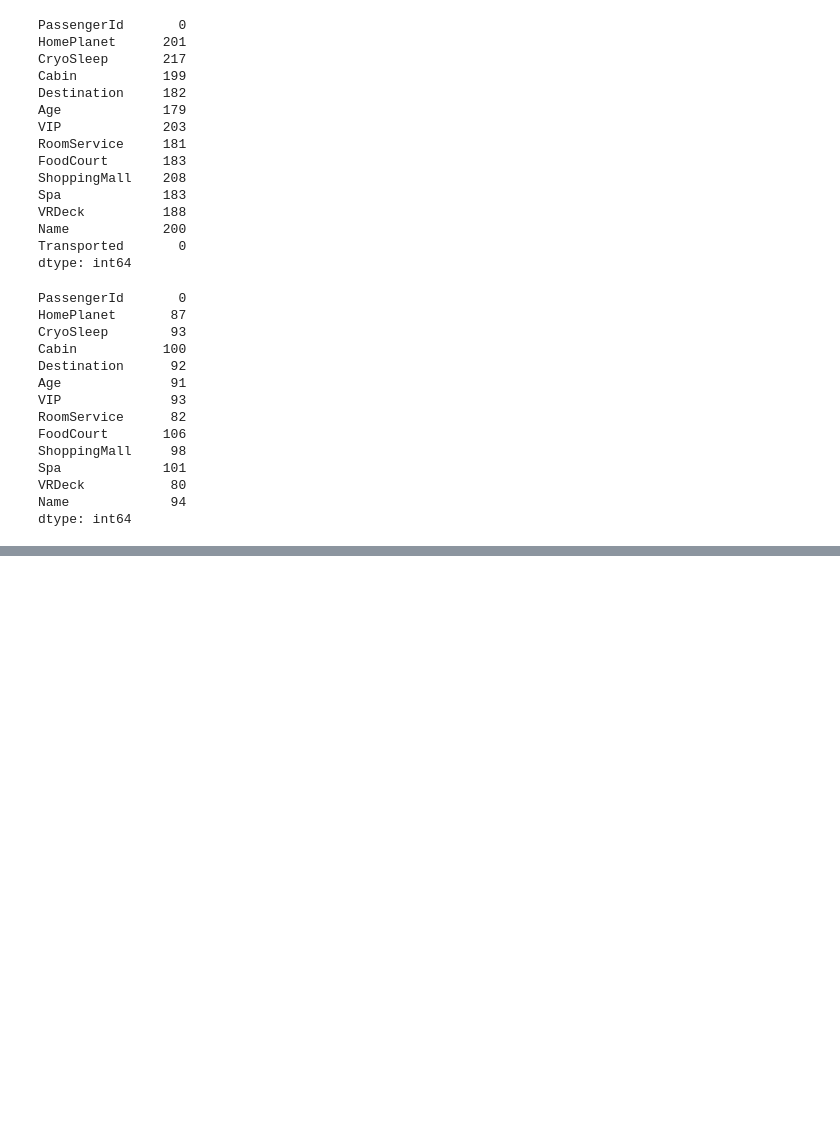
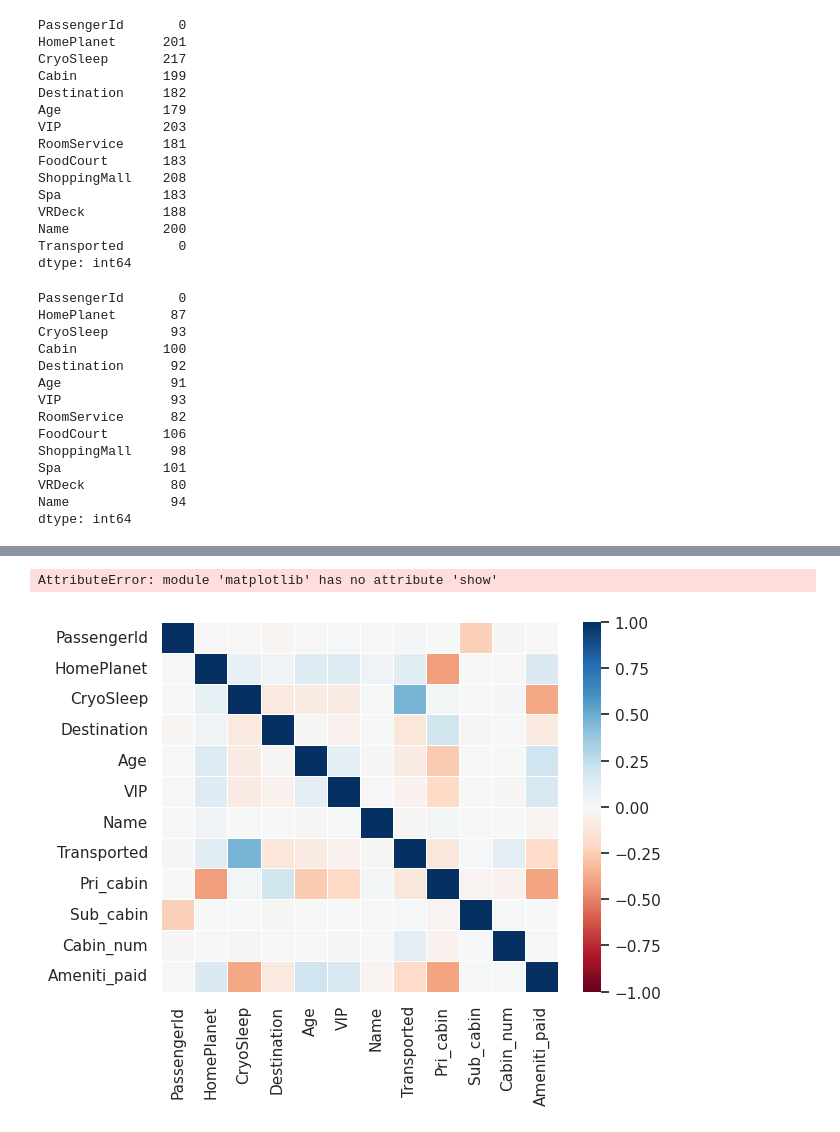
Before and after one commit to yunmokoo/Kaggle_Testing, a Jupyter notebook: spaceship-titanic-aug-30.ipynb, the cells around one changed output, grey strips where cells are left out. Saved outputs shown, nothing was run; the diff lists cells and outputs as text; code cells hidden in the pictures; blank space fills up the shorter version.

```diff
--- a/spaceship-titanic-aug-30.ipynb
+++ b/spaceship-titanic-aug-30.ipynb
@@ -149,0 +232,21 @@ df_train_cabintest
+# %%
+from sklearn.preprocessing import LabelEncoder
+
+def heatmap(df):
+    df = factorize_obj(df)
+
+    encoder = LabelEncoder()
+    cat = df.select_dtypes(include=['object']).columns
+
+    for i in cat:
+        df[i] = encoder.fit_transform(df[i])
+
+    corr_mat = df.corr()
+
+    sns.heatmap(corr_mat, cmap='RdBu', vmin=-1, vmax=1, linewidths=0.5)
+    plt.show()
+# %%
+heatmap(df_train_cabintest)
+# %% [output]
+AttributeError: module 'matplotlib' has no attribute 'show'
+[figure, added]
```
Also changed, not shown: parts of 18 cells of this notebook.
